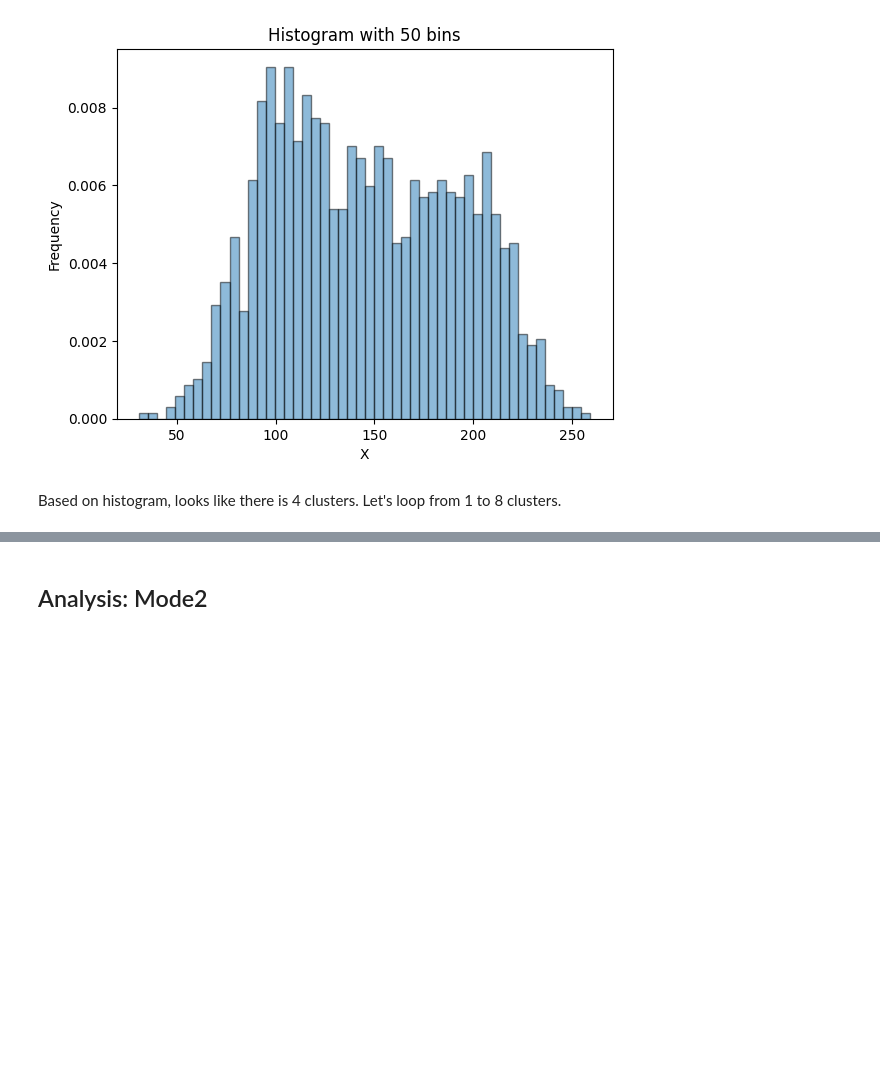
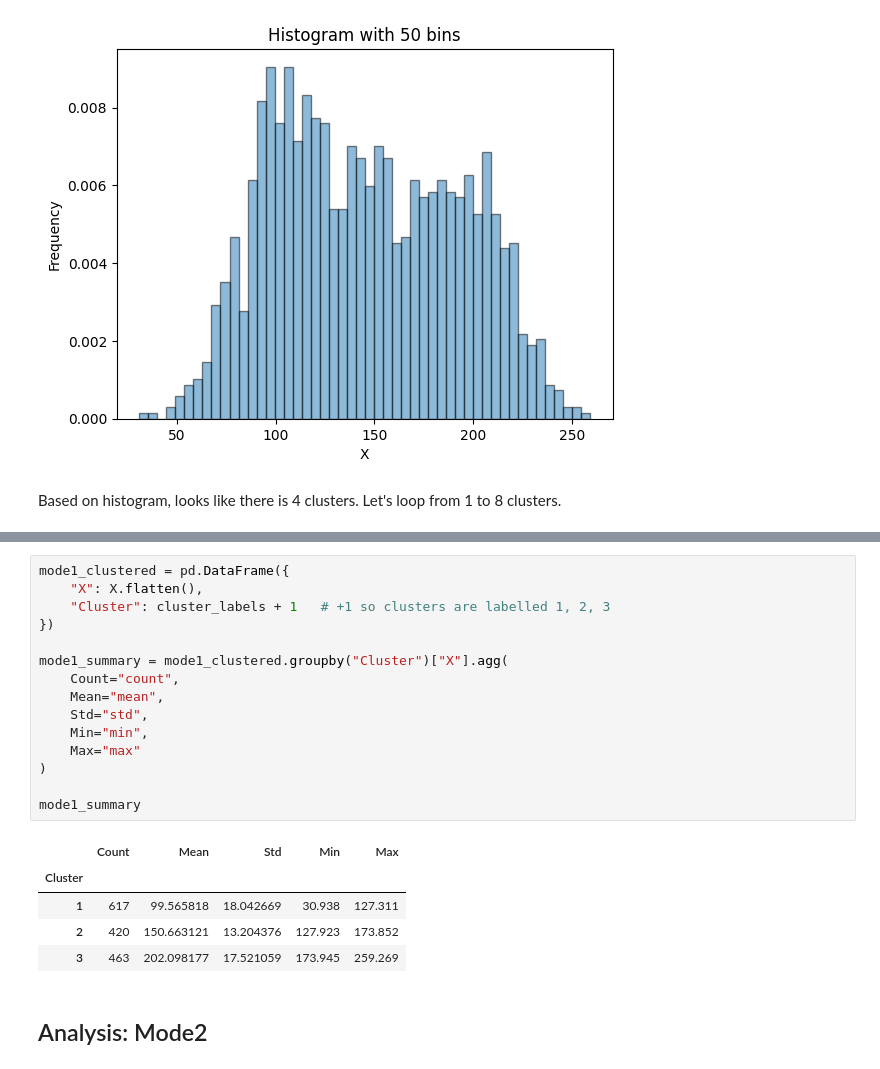
Before and after one commit to vbhaga89/MIT801_SL_Assignment2, a Jupyter notebook: question2.ipynb, the cells around one changed output, grey strips where cells are left out. Drawn from its saved outputs; the diff is of its cells as text; blank space fills up the shorter version.

```diff
--- a/question2.ipynb
+++ b/question2.ipynb
@@ -225,3 +245,24 @@ plt.show()
+# %%
+mode1_clustered = pd.DataFrame({
+    "X": X.flatten(),
+    "Cluster": cluster_labels + 1   # +1 so clusters are labelled 1, 2, 3
+})
+
+mode1_summary = mode1_clustered.groupby("Cluster")["X"].agg(
+    Count="count",
+    Mean="mean",
+    Std="std",
+    Min="min",
+    Max="max"
+)
+
+mode1_summary
+# %% [output]
+|  | Count | Mean | Std | Min | Max |
+| Cluster |  |  |  |  |  |
+| 1 | 617 | 99.565818 | 18.042669 | 30.938 | 127.311 |
+| 2 | 420 | 150.663121 | 13.204376 | 127.923 | 173.852 |
+| 3 | 463 | 202.098177 | 17.521059 | 173.945 | 259.269 |
 # %% [markdown]
 ## Analysis: Mode2
 # %%
```
Also changed, not shown: parts of 9 cells of this notebook, 1 other file.
